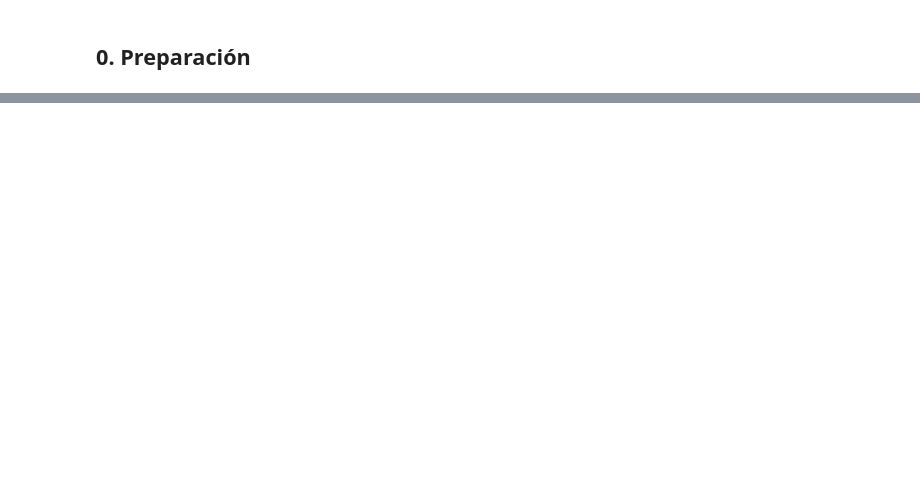
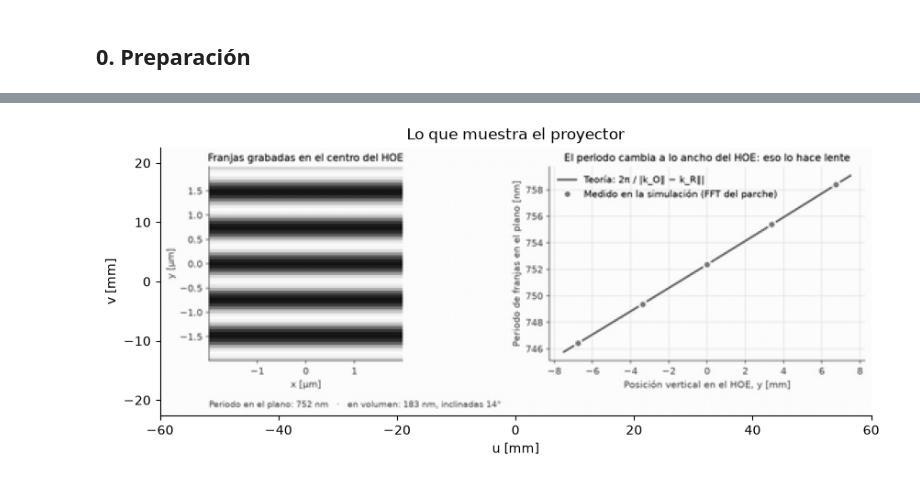
Before and after one commit to Andres210212/Optica_reto_HOE, a Jupyter notebook: hud_hoe_prototipo.ipynb, the cells around one changed output, grey strips where cells are left out. Cells and saved outputs as stored; diff of their text form; code cells hidden in the pictures; blank space fills up the shorter version.

```diff
--- a/hud_hoe_prototipo.ipynb
+++ b/hud_hoe_prototipo.ipynb
@@ -691,0 +43,23 @@ Resultados con los parámetros de la sección 1 (λ = 532 nm, proyector a 400 mm
+# %%
+# ---------- ARREGLO ----------
+LAM      = 0.532            # λ del proyector (verde) [µm]
+D_PROY   = 400.0            # proyector -> HOE
+ANG      = 45.0             # el proyector llega a 45° desde abajo
+D_IMG    = 1200.0           # imagen virtual detrás del HOE
+D_OJO    = 800.0            # HOE -> ojo
+
+# ---------- PARABRISAS ----------
+T_VIDRIO = 3.0              # grosor de cada vidrio
+T_PVB    = 0.76             # grosor del PVB (el HOE va en medio)
+VIDRIO   = IdealMaterial(n=1.518)
+PVB      = IdealMaterial(n=1.479)
+
+# ---------- OJO ----------
+PUPILA   = 4.0              # diámetro de la pupila
+ENFOQUE  = D_OJO + D_IMG    # el ojo enfoca a 2 m, donde debería estar la imagen
+
+# ---------- IMAGEN DE PRUEBA ----------
+IMAGEN          = 'hoe_1_grabacion.png'   # cualquier imagen de la carpeta
+ANCHO_PANTALLA  = 120.0                   # ancho de la pantalla del proyector [mm]
+
+A = np.radians(ANG)
@@ -691,0 +246,14 @@ Resultados con los parámetros de la sección 1 (λ = 532 nm, proyector a 400 mm
+# %%
+im = Image.open(IMAGEN).convert('L')                    # escala de grises
+ancho_px = 500
+foto = np.asarray(im.resize((ancho_px, round(ancho_px * im.size[1] / im.size[0])), Image.LANCZOS)) / 255.0
+
+SEMI_U = ANCHO_PANTALLA / 2                             # media anchura [mm]
+SEMI_V = SEMI_U * foto.shape[0] / foto.shape[1]         # media altura, respetando la proporción
+
+plt.figure(figsize=(10, 4))
+plt.imshow(foto, cmap='gray', extent=[-SEMI_U, SEMI_U, -SEMI_V, SEMI_V])
+plt.xlabel('u [mm]'); plt.ylabel('v [mm]'); plt.title('Lo que muestra el proyector')
+plt.show()
+# %% [output]
+[figure, added]
```
Also changed, not shown: parts of 60 cells of this notebook.
